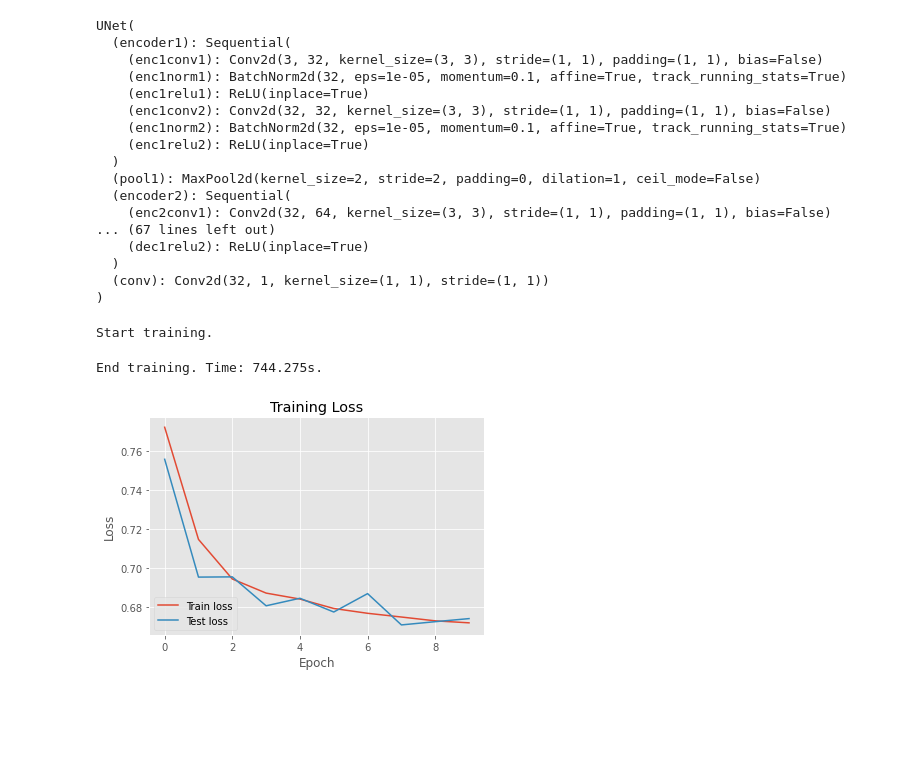
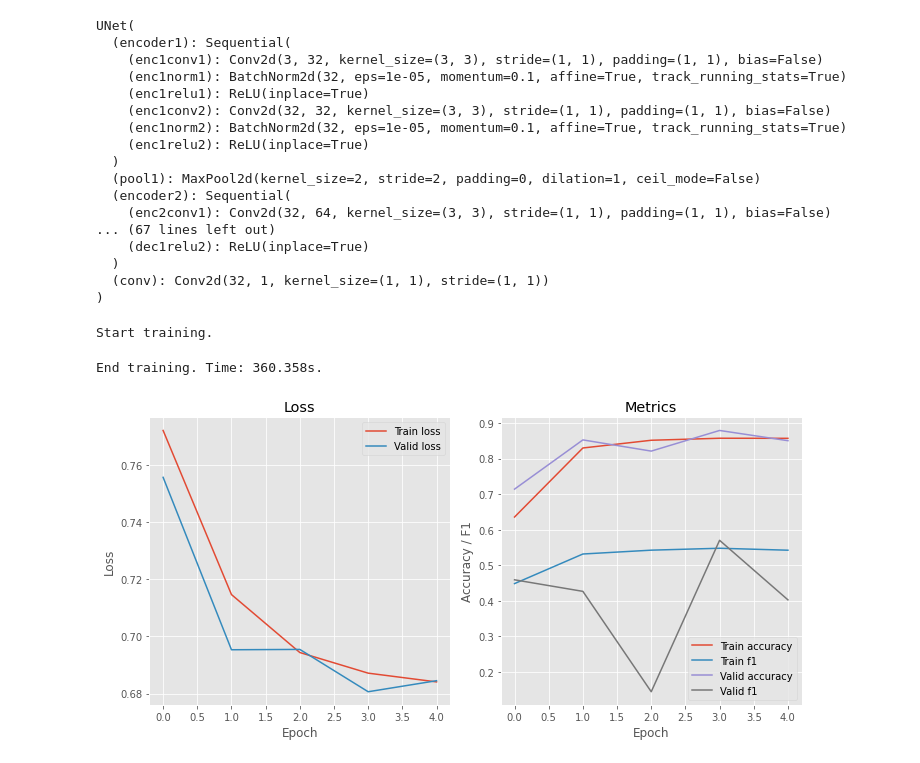
Before and after one commit to Quentin18/road-segmentation, a Jupyter notebook: notebooks/train_test.ipynb, the cells around one changed output. Cells and saved outputs as stored; diff of their text form; code cells hidden in the pictures; blank space fills up the shorter version.

Commit message:
update train test notebook

```diff
--- a/notebooks/train_test.ipynb
+++ b/notebooks/train_test.ipynb
@@ -33,7 +33,7 @@ from src.trainer import Trainer
 # %%
 # Config
 BATCH_SIZE = 1
-EPOCHS = 10
+EPOCHS = 5
 IMG_HEIGHT = 400
 IMG_WIDTH = 400
 LR = 1e-3
@@ -170,13 +170,9 @@ trainer = Trainer(
 trainer.train(epochs=EPOCHS)
 # %% [output]
 Start training.
-End training. Time: 744.275s.
+End training. Time: 360.358s.
-# %%
-# Plot train test loss
-plot_loss(
-    train_loss=trainer.history.epoch_metrics['train_loss'],
-    test_loss=trainer.history.epoch_metrics['valid_loss'],
-    path=LOG_PATH.replace('.pickle', '.png'),
-)
-# %% [output]
-[figure, removed]
+# %%
+# Plot history
+trainer.history.plot()
+# %% [output]
+[figure, added]
```
Also changed, not shown: parts of 2 cells of this notebook.
